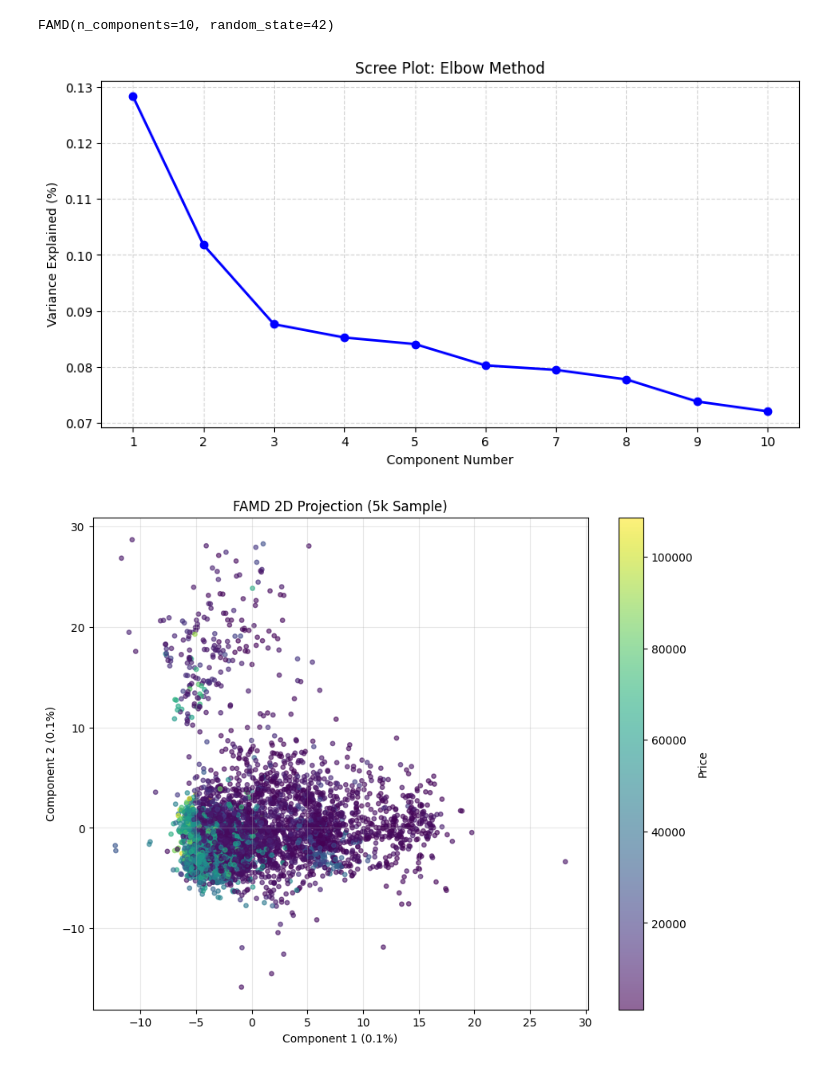
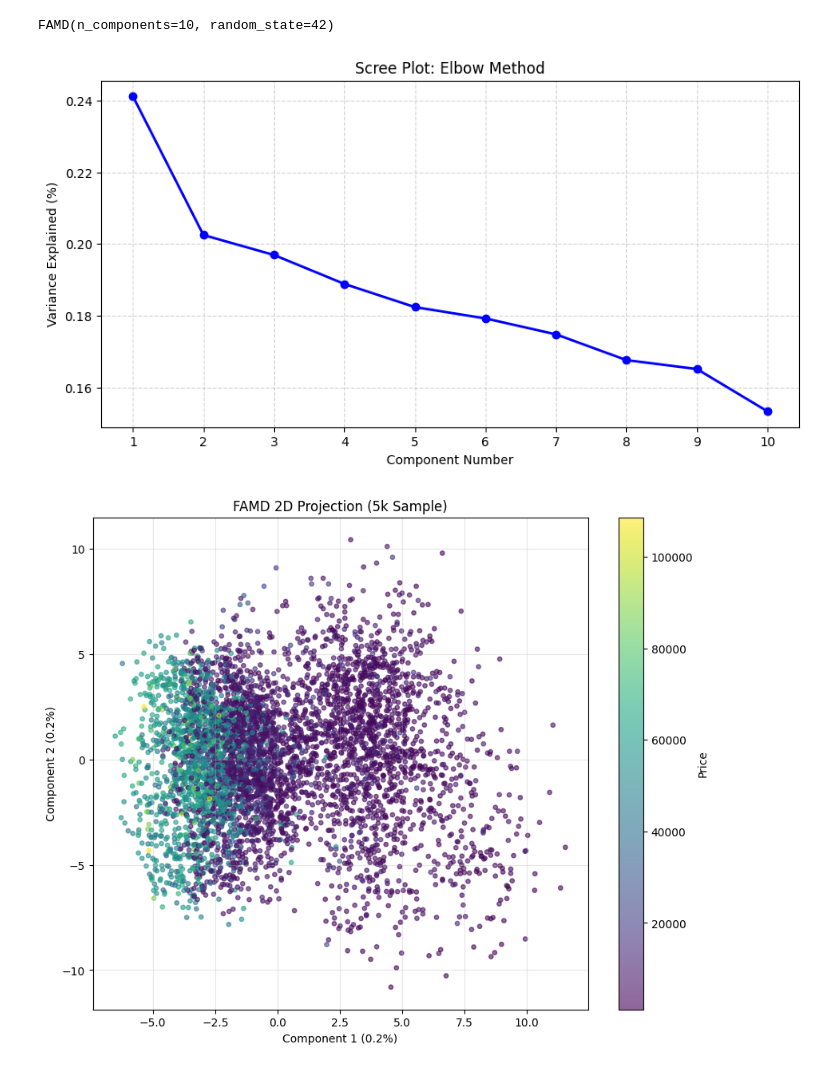
Before and after one commit to himansa-weerakooon/Flight-Price-ML-project-, a Jupyter notebook: EDA.ipynb, the cells around one changed output. Cells and saved outputs as stored; diff of their text form; code cells hidden in the pictures.

```diff
--- a/EDA.ipynb
+++ b/EDA.ipynb
@@ -407,7 +436,7 @@ if famd_df['stops'].dtype == 'object':
     famd_df['stops'] = famd_df['stops'].map({"zero": 0, "one": 1, "two_or_more": 2})
 
 # B. Drop unnecessary columns
-famd_df = famd_df.drop(columns=['flight_id', 'Unnamed: 0'], errors='ignore')
+famd_df = famd_df.drop(columns=['flight_id', 'Unnamed: 0','price'], errors='ignore')
 
 # C. SAFETY SAMPLE: Keep 5,000 rows to prevent RAM Crash
 if len(famd_df) > 5000:
@@ -446,31 +475,31 @@ plt.ylabel('Variance Explained (%)')
 plt.xticks(x_values)
 plt.grid(True, linestyle='--', alpha=0.5)
 # %% [output]
-[figure, old version]
+[figure, new version]
 # %%
 # 4. 2D Visualization
 # ==========================================
 # Get coordinates for the 2D plot
 coords = famd.row_coordinates(famd_df)
 
 plt.figure(figsize=(10, 8))
 # Plot Component 0 vs Component 1
 scatter = plt.scatter(
     coords[0],
     coords[1],
-    c=famd_df['price'],
+    c=train_df.sample(5000, random_state=42).loc[famd_df.index, 'price'], # Corrected: Use price from train_df for corresponding rows
     cmap='viridis',
     alpha=0.6,
     s=15
 )
 plt.colorbar(scatter, label='Price')
 plt.title('FAMD 2D Projection (5k Sample)')
 plt.xlabel(f'Component 1 ({inertia[0]:.1f}%)')
 plt.ylabel(f'Component 2 ({inertia[1]:.1f}%)')
 plt.grid(True, alpha=0.3)
 plt.show()
 # %% [output]
-[figure, old version]
+[figure, new version]
 # %%
 import matplotlib.pyplot as plt
 import numpy as np
```
Also changed, not shown: parts of 4 cells of this notebook, 1 other file.
